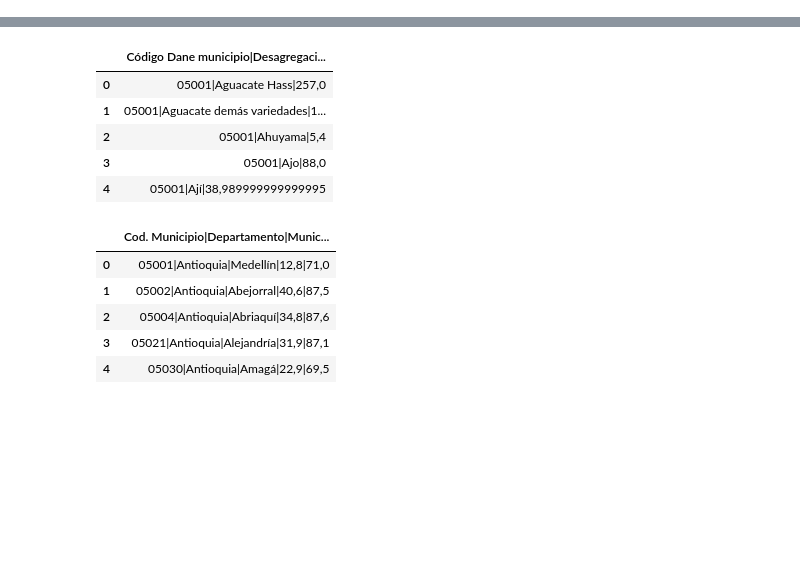
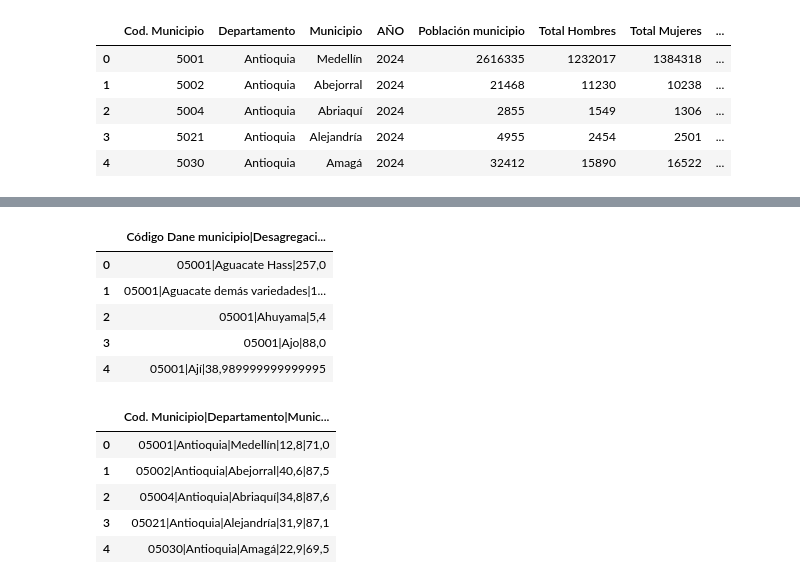
Before and after one commit to maxparra-architecture/inesdi-tfm-grupo6, a Jupyter notebook: EDA.ipynb, the cells around one changed output, grey strips where cells are left out. Cells and saved outputs as stored; diff of their text form; code cells hidden in the pictures; blank space fills up the shorter version.

Commit message:
data importaciones

```diff
--- a/EDA.ipynb
+++ b/EDA.ipynb
@@ -0,0 +31,11 @@
+# %%
+# Load the data from the text files
+proyecciones_poblacion_df = pd.read_csv('data/Proyecciones_poblacion.txt', sep='|')
+proyecciones_poblacion_df.head()
+# %% [output]
+|  | Cod. Municipio | Departamento | Municipio | AÑO | Población municipio | Total Hombres | Total Mujeres | ... |
+| 0 | 5001 | Antioquia | Medellín | 2024 | 2616335 | 1232017 | 1384318 | ... |
+| 1 | 5002 | Antioquia | Abejorral | 2024 | 21468 | 11230 | 10238 | ... |
+| 2 | 5004 | Antioquia | Abriaquí | 2024 | 2855 | 1549 | 1306 | ... |
+| 3 | 5021 | Antioquia | Alejandría | 2024 | 4955 | 2454 | 2501 | ... |
+| 4 | 5030 | Antioquia | Amagá | 2024 | 32412 | 15890 | 16522 | ... |
```
Also changed, not shown: parts of 7 cells of this notebook, 24 other files.
